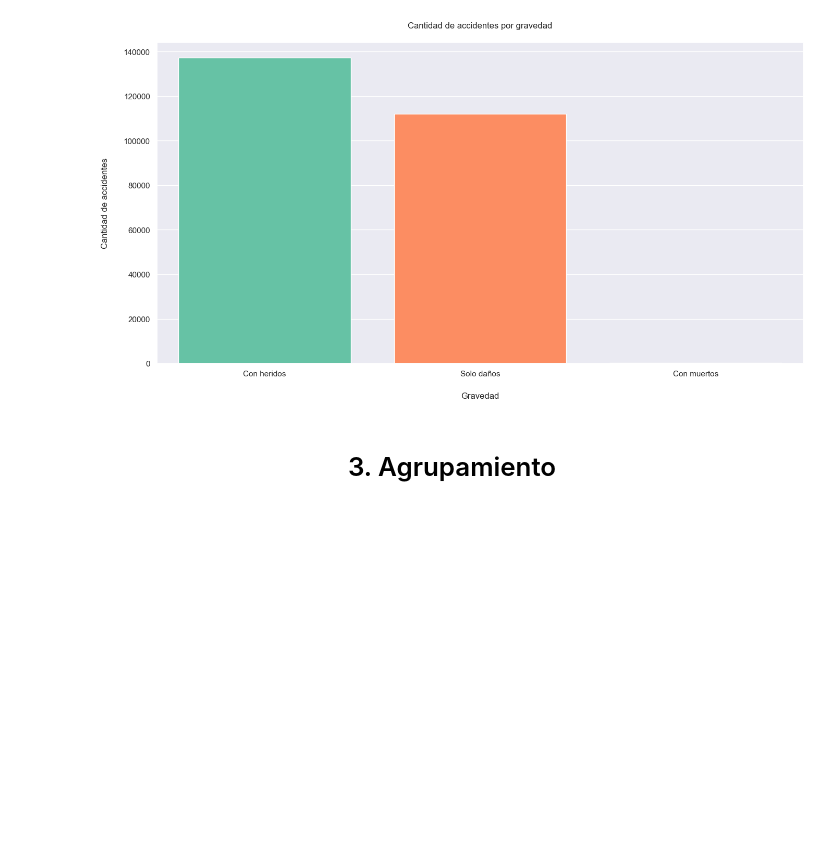
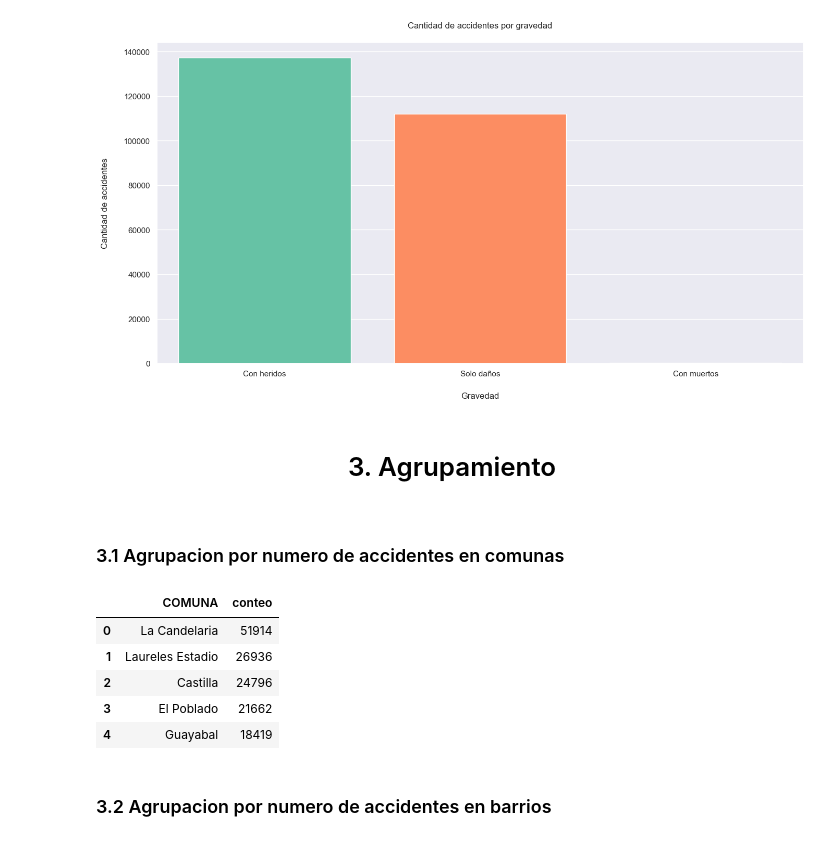
Before and after one commit to dgilrua/proyecto2-analitica, a Jupyter notebook: main.ipynb, the cells around one changed output. Saved outputs shown, nothing was run; the diff lists cells and outputs as text; code cells hidden in the pictures; blank space fills up the shorter version.

```diff
--- a/main.ipynb
+++ b/main.ipynb
@@ -760,3 +765,23 @@ plt.show()
 
 # 3. Agrupamiento
 </center>
+# %% [markdown]
+### 3.1 Agrupacion por numero de accidentes en comunas
+# %%
+#agrupacion de la cantidad de accidentes por comuna
+accidentes_comuna = pd.crosstab(df['COMUNA'], 'conteo').reset_index()
+accidentes_comuna.rename_axis(None, axis=1, inplace=True)
+accidentes_comuna.sort_values(by='conteo', ascending=False, inplace=True)
+accidentes_comuna.reset_index(drop=True, inplace=True)
+# %%
+#Verificar la agrupacion creada
+accidentes_comuna.head()
+# %% [output]
+|  | COMUNA | conteo |
+| 0 | La Candelaria | 51914 |
+| 1 | Laureles Estadio | 26936 |
+| 2 | Castilla | 24796 |
+| 3 | El Poblado | 21662 |
+| 4 | Guayabal | 18419 |
+# %% [markdown]
+### 3.2 Agrupacion por numero de accidentes en barrios
```
Also changed, not shown: parts of 4 cells of this notebook.
